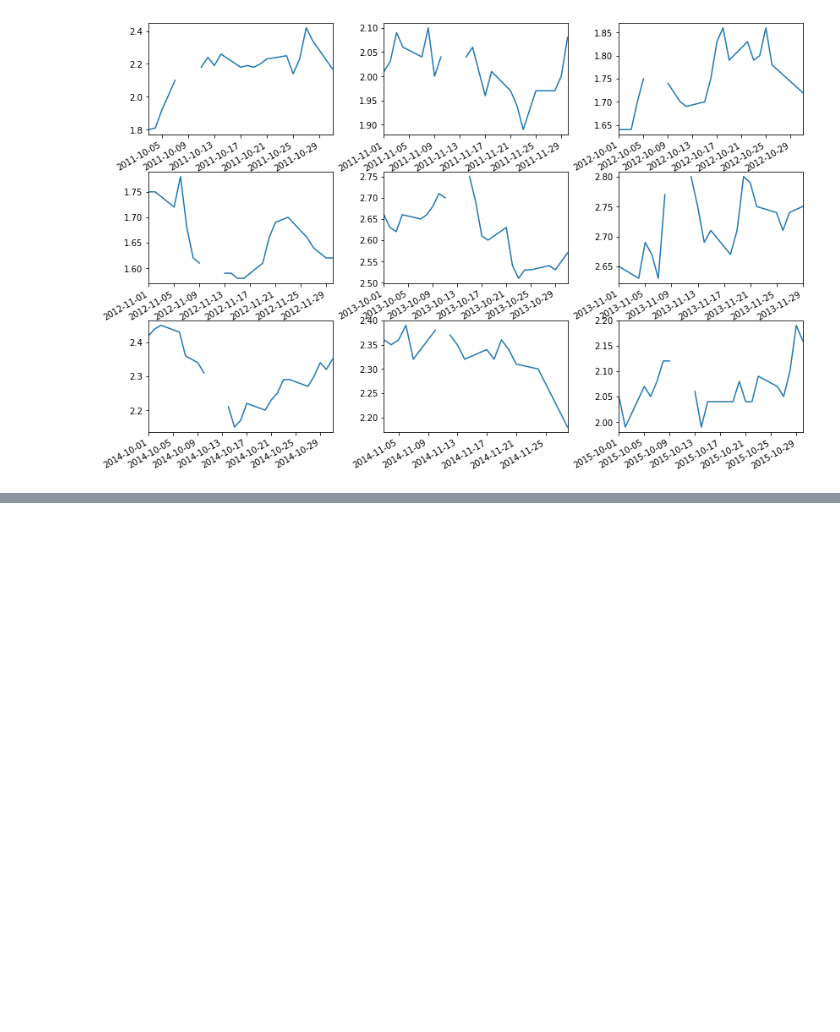
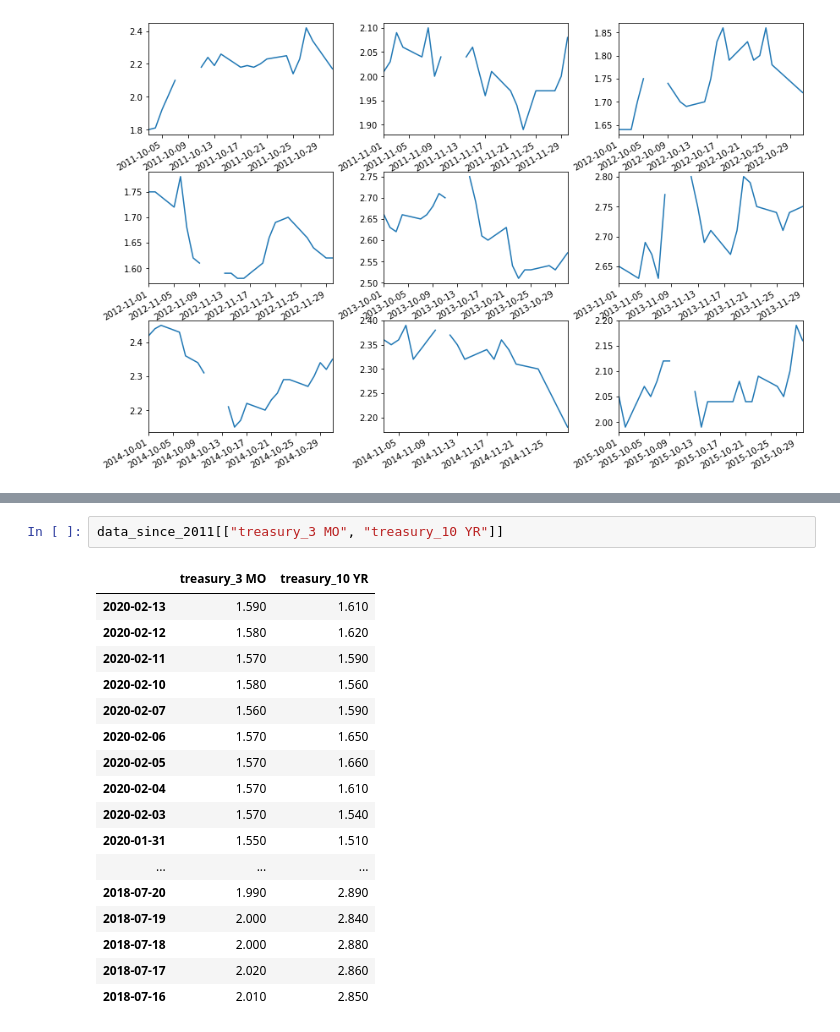
Before and after one commit to HaoxuanXu/Stock_Market_Trend_Prediction, a Jupyter notebook: Data_Cleaning.ipynb, the cells around one changed output, grey strips where cells are left out. Drawn from its saved outputs; the diff is of its cells as text; blank space fills up the shorter version.

```diff
--- a/Data_Cleaning.ipynb
+++ b/Data_Cleaning.ipynb
@@ -212,0 +256,20 @@ ETF_fewer_cols["sma_close_100_SMA"].plot()
+# %%
+data_since_2011[["treasury_3 MO", "treasury_10 YR"]]
+# %% [output]
+|  | treasury_3 MO | treasury_10 YR |
+| 2020-02-13 | 1.590 | 1.610 |
+| 2020-02-12 | 1.580 | 1.620 |
+| 2020-02-11 | 1.570 | 1.590 |
+| 2020-02-10 | 1.580 | 1.560 |
+| 2020-02-07 | 1.560 | 1.590 |
+| 2020-02-06 | 1.570 | 1.650 |
+| 2020-02-05 | 1.570 | 1.660 |
+| 2020-02-04 | 1.570 | 1.610 |
+| 2020-02-03 | 1.570 | 1.540 |
+| 2020-01-31 | 1.550 | 1.510 |
+| ... | ... | ... |
+| 2018-07-20 | 1.990 | 2.890 |
+| 2018-07-19 | 2.000 | 2.840 |
+| 2018-07-18 | 2.000 | 2.880 |
+| 2018-07-17 | 2.020 | 2.860 |
+| 2018-07-16 | 2.010 | 2.850 |
```
Also changed, not shown: parts of 14 cells of this notebook.
